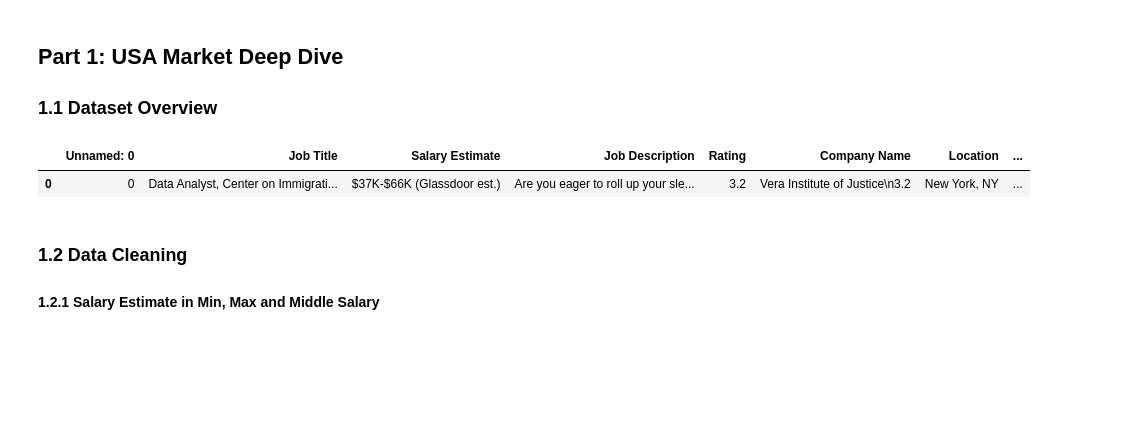
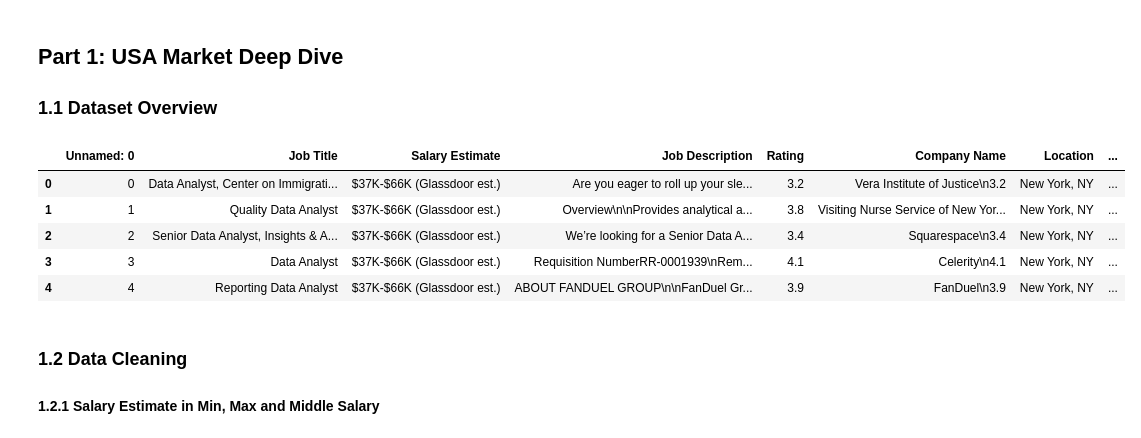
Before and after one commit to tvankov/Data-Analyst-Job-Market, a Jupyter notebook: DataAnalystJobMarketAnalysis_USAvsGermanyComparison.ipynb, the cells around one changed output. Cells and saved outputs as stored; diff of their text form; code cells hidden in the pictures; blank space fills up the shorter version.

```diff
--- a/DataAnalystJobMarketAnalysis_USAvsGermanyComparison.ipynb
+++ b/DataAnalystJobMarketAnalysis_USAvsGermanyComparison.ipynb
@@ -35,14 +35,18 @@ from 3D artist to data analyst.
 # %%
 import pandas as pd
 import numpy as np
 
 # 1. USA-Daten (dein Kaggle Dataset)
 df_usa = pd.read_csv('data/DataAnalyst.csv',delimiter=',')
 
-df_usa.head(1)
+df_usa.head()
 # %% [output]
 |  | Unnamed: 0 | Job Title | Salary Estimate | Job Description | Rating | Company Name | Location | ... |
 | 0 | 0 | Data Analyst, Center on Immigrati... | $37K-$66K (Glassdoor est.) | Are you eager to roll up your sle... | 3.2 | Vera Institute of Justice\n3.2 | New York, NY | ... |
+| 1 | 1 | Quality Data Analyst | $37K-$66K (Glassdoor est.) | Overview\n\nProvides analytical a... | 3.8 | Visiting Nurse Service of New Yor... | New York, NY | ... |
+| 2 | 2 | Senior Data Analyst, Insights & A... | $37K-$66K (Glassdoor est.) | We’re looking for a Senior Data A... | 3.4 | Squarespace\n3.4 | New York, NY | ... |
+| 3 | 3 | Data Analyst | $37K-$66K (Glassdoor est.) | Requisition NumberRR-0001939\nRem... | 4.1 | Celerity\n4.1 | New York, NY | ... |
+| 4 | 4 | Reporting Data Analyst | $37K-$66K (Glassdoor est.) | ABOUT FANDUEL GROUP\n\nFanDuel Gr... | 3.9 | FanDuel\n3.9 | New York, NY | ... |
 # %% [markdown]
 ### 1.2 Data Cleaning
 #### 1.2.1 Salary Estimate in Min, Max and Middle Salary
```
Also changed, not shown: parts of 4 cells of this notebook.
